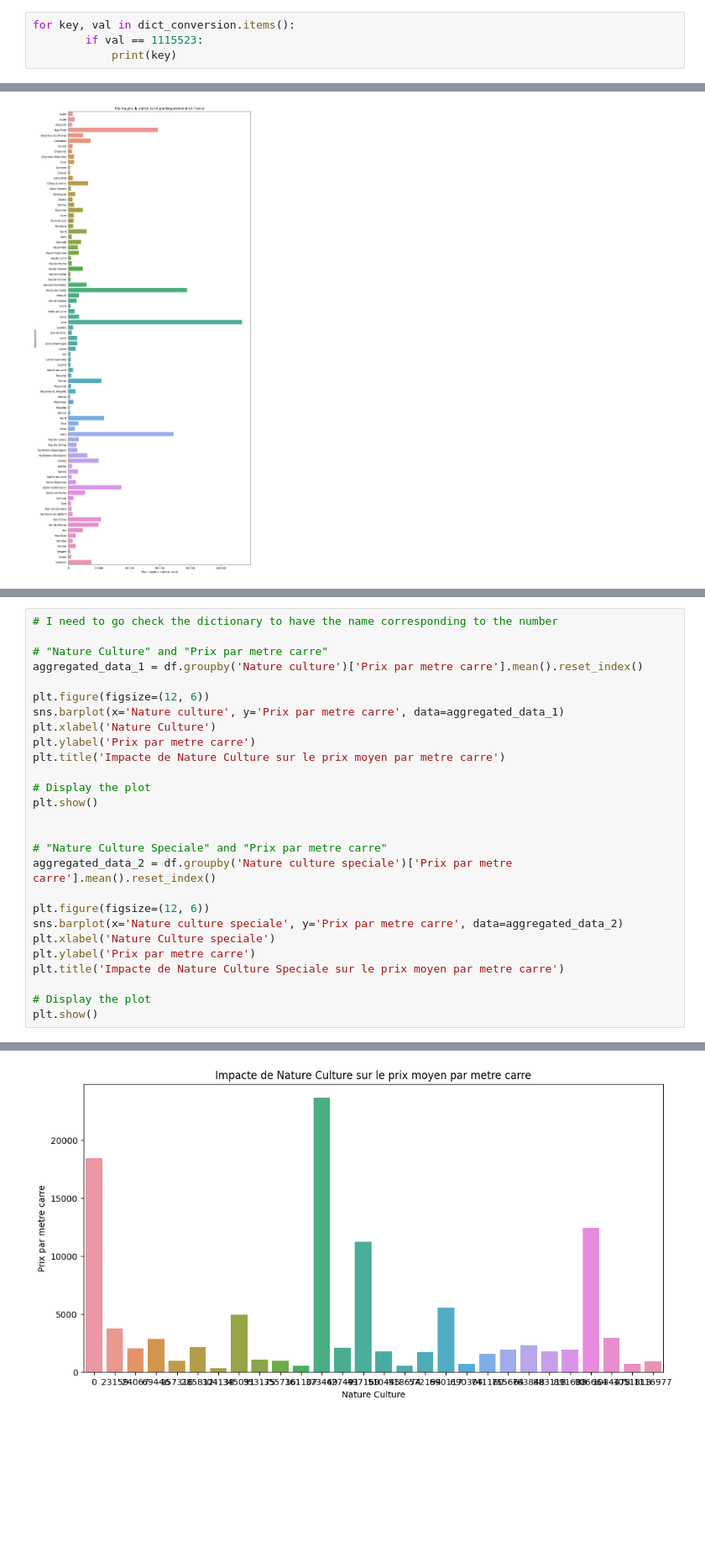
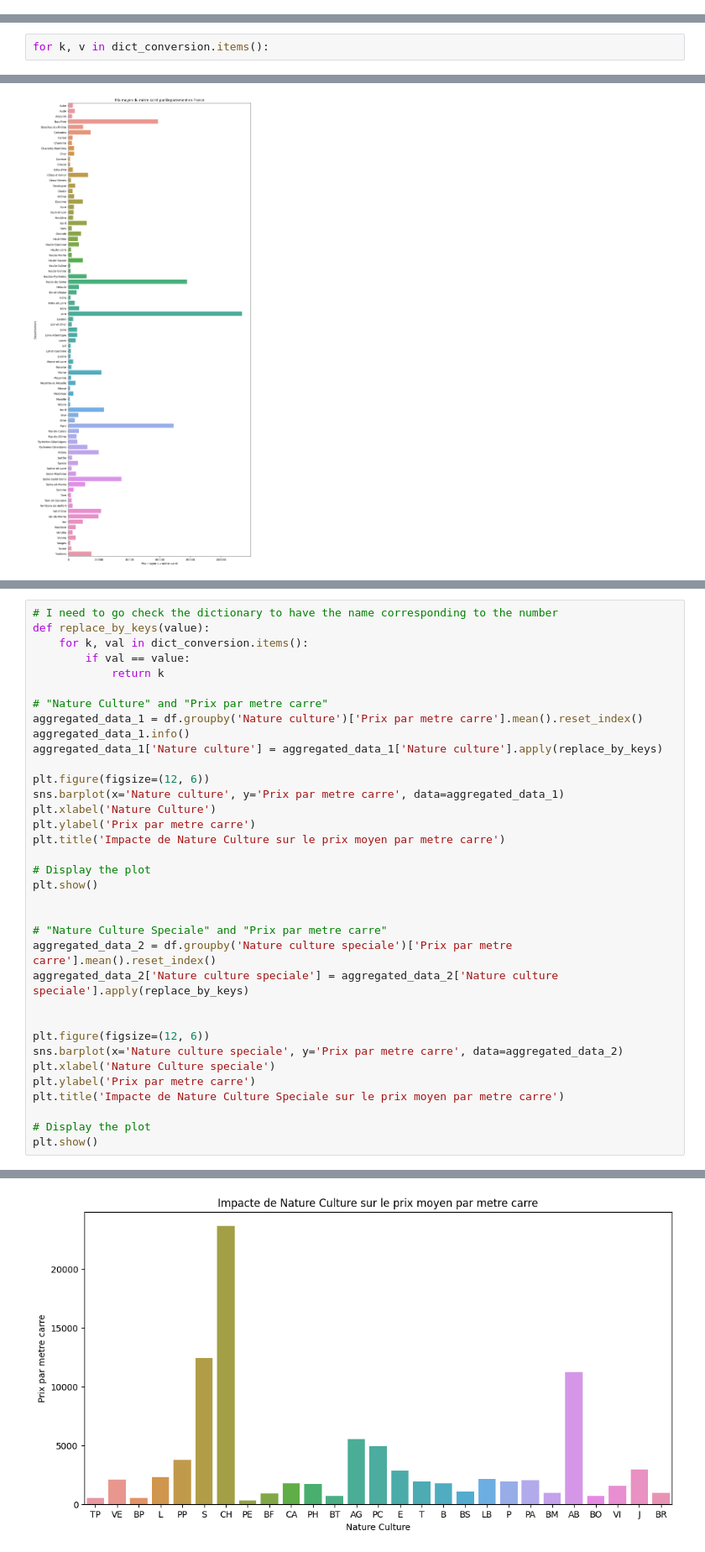
Before and after one commit to Siropteur/Mini_Project_DataScience, a Jupyter notebook: Main.ipynb, the cells around one changed output, grey strips where cells are left out. Shown at 84% size. Drawn from its saved outputs; the diff is of its cells as text; blank space fills up the shorter version.

```diff
--- a/Main.ipynb
+++ b/Main.ipynb
@@ -305,4 +296,0 @@ array([], dtype=float64)
-# %%
-for key, val in dict_conversion.items():
-        if val == 1115523:
-            print(key)
@@ -646,3 +626,5 @@ plt.title('Prix moyen du mètre carré par région en France')
 # %% [output]
 Text(0.5, 1.0, 'Prix moyen du mètre carré par région en France')
 [figure]
+# %%
+for k, v in dict_conversion.items():
@@ -687,8 +697,14 @@ Text(0.5, 1.0, 'Relation entre la prix au metre carré et le nombre de pièce pr
 # %%
 # I need to go check the dictionary to have the name corresponding to the number
+def replace_by_keys(value):
+    for k, val in dict_conversion.items():
+        if val == value:
+            return k
 
 # "Nature Culture" and "Prix par metre carre"
 aggregated_data_1 = df.groupby('Nature culture')['Prix par metre carre'].mean().reset_index()
+aggregated_data_1.info()
+aggregated_data_1['Nature culture'] = aggregated_data_1['Nature culture'].apply(replace_by_keys)
 
 plt.figure(figsize=(12, 6))
 sns.barplot(x='Nature culture', y='Prix par metre carre', data=aggregated_data_1)
@@ -702,6 +718,8 @@ plt.show()
 
 # "Nature Culture Speciale" and "Prix par metre carre"
 aggregated_data_2 = df.groupby('Nature culture speciale')['Prix par metre carre'].mean().reset_index()
+aggregated_data_2['Nature culture speciale'] = aggregated_data_2['Nature culture speciale'].apply(replace_by_keys)
+
 
 plt.figure(figsize=(12, 6))
 sns.barplot(x='Nature culture speciale', y='Prix par metre carre', data=aggregated_data_2)
@@ -715 +742 @@ plt.show()
-[figure, old version]
+[figure, new version]
```
Also changed, not shown: parts of 22 cells of this notebook.
